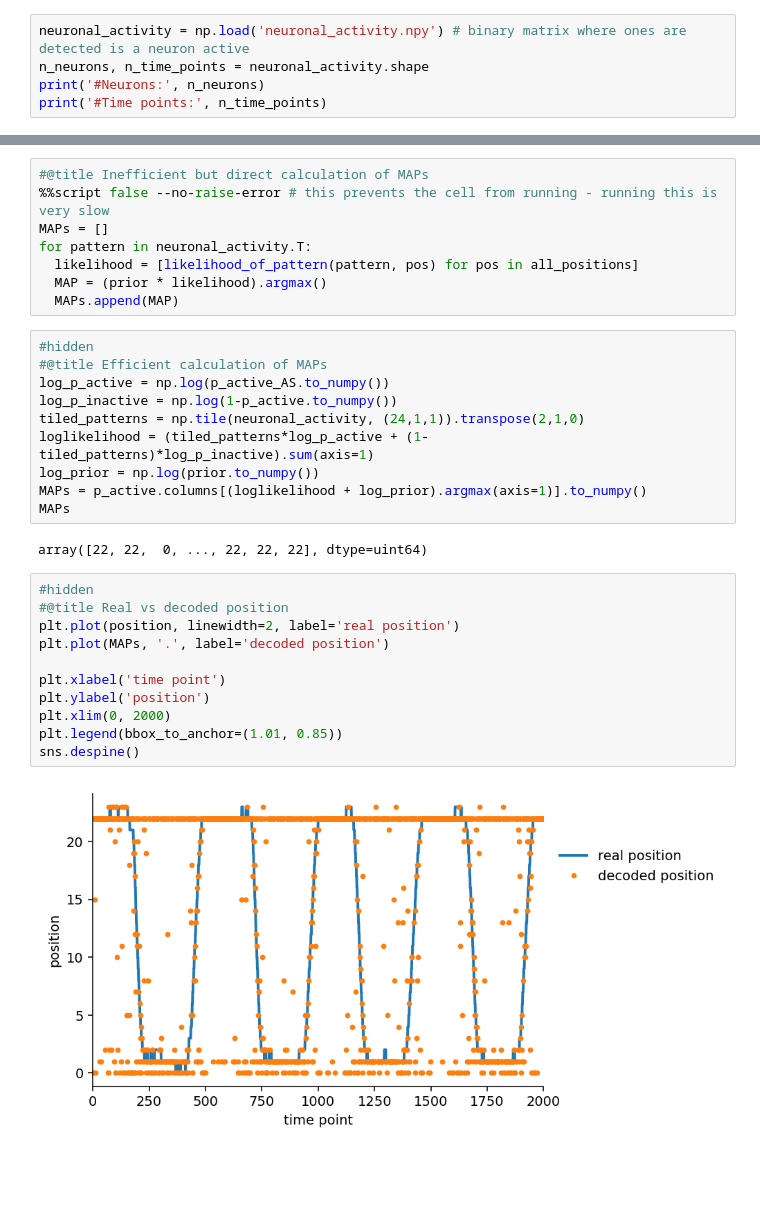
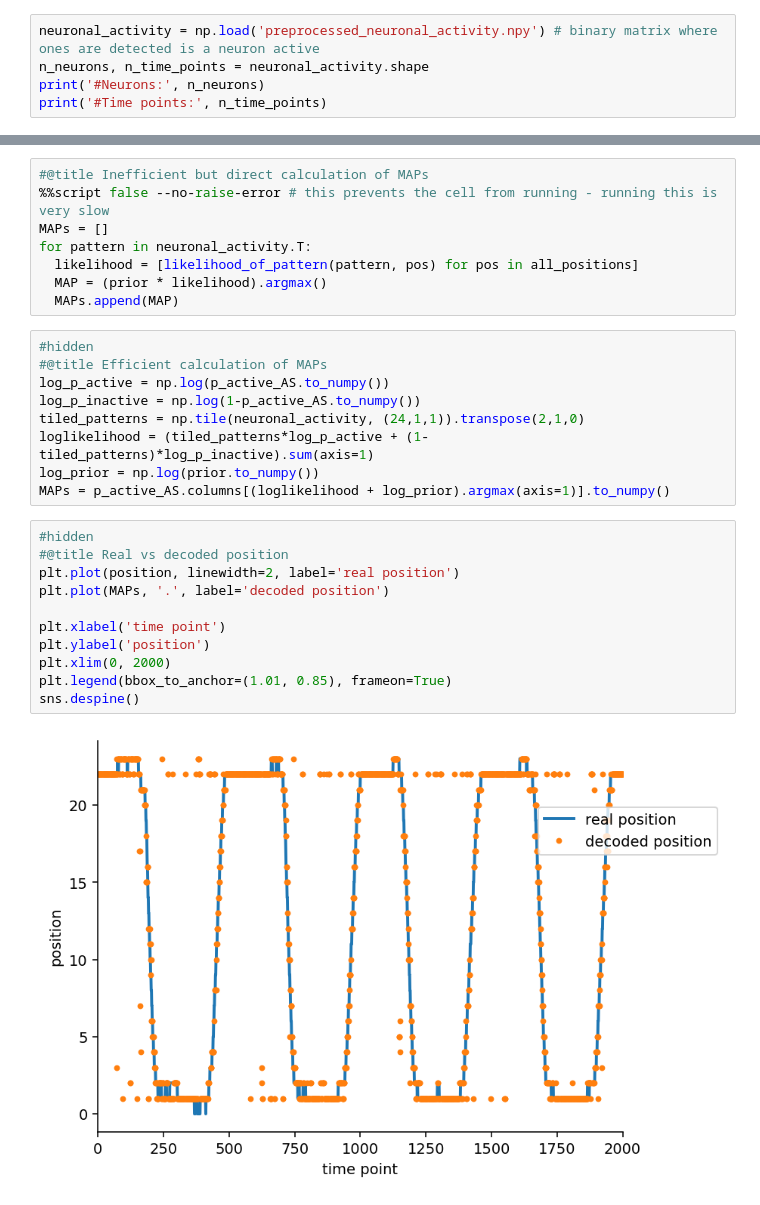
Before and after one commit to yuvalwas/MDAN-course, a Jupyter notebook: MDAN_T2_decoding.ipynb, the cells around one changed output, grey strips where cells are left out. Saved outputs shown, nothing was run; the diff lists cells and outputs as text; blank space fills up the shorter version.

```diff
--- a/MDAN_T2_decoding.ipynb
+++ b/MDAN_T2_decoding.ipynb
@@ -43,7 +51,7 @@ print('Position bins:', all_positions)
 # %% [output]
 Position bins: [ 0  1  2  3  4  5  6  7  8  9 10 11 12 13 14 15 16 17 18 19 20 21 22 23]
 # %%
-neuronal_activity = np.load('neuronal_activity.npy') # binary matrix where ones are detected is a neuron active
+neuronal_activity = np.load('preprocessed_neuronal_activity.npy') # binary matrix where ones are detected is a neuron active
 n_neurons, n_time_points = neuronal_activity.shape
 print('#Neurons:', n_neurons)
 print('#Time points:', n_time_points)
@@ -372,27 +393,24 @@ for pattern in neuronal_activity.T:
 #hidden
 #@title Efficient calculation of MAPs
 log_p_active = np.log(p_active_AS.to_numpy())
-log_p_inactive = np.log(1-p_active.to_numpy())
+log_p_inactive = np.log(1-p_active_AS.to_numpy())
 tiled_patterns = np.tile(neuronal_activity, (24,1,1)).transpose(2,1,0)
 loglikelihood = (tiled_patterns*log_p_active + (1-tiled_patterns)*log_p_inactive).sum(axis=1)
 log_prior = np.log(prior.to_numpy())
-MAPs = p_active.columns[(loglikelihood + log_prior).argmax(axis=1)].to_numpy()
-MAPs
+MAPs = p_active_AS.columns[(loglikelihood + log_prior).argmax(axis=1)].to_numpy()
-# %% [output]
-array([22, 22,  0, ..., 22, 22, 22], dtype=uint64)
 # %%
 #hidden
 #@title Real vs decoded position
 plt.plot(position, linewidth=2, label='real position')
 plt.plot(MAPs, '.', label='decoded position')
 
 plt.xlabel('time point')
 plt.ylabel('position')
 plt.xlim(0, 2000)
-plt.legend(bbox_to_anchor=(1.01, 0.85))
+plt.legend(bbox_to_anchor=(1.01, 0.85), frameon=True)
 sns.despine()
 # %% [output]
-[figure, old version]
+[figure, new version]
 # %%
 np.corrcoef(position, MAPs)[0,1] # pearson correlation between real and decoded position
 # %% [output]
```
Also changed, not shown: parts of 20 cells of this notebook.
